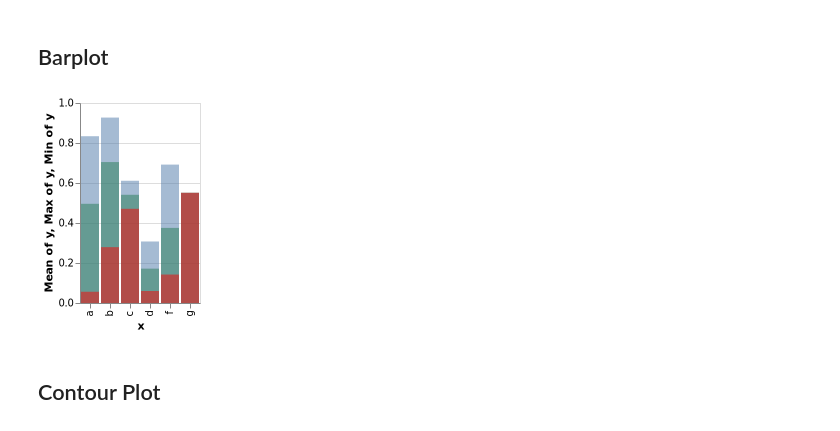
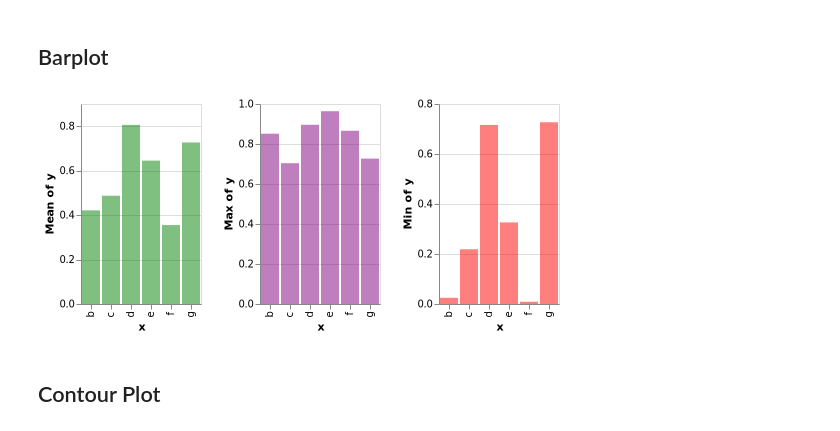
Before and after one commit to queryverse/QuickVega.jl, a Jupyter notebook: sandbox/Examples.ipynb, the cells around one changed output. Drawn from its saved outputs; the diff is of its cells as text; code cells hidden in the pictures.

```diff
--- a/sandbox/Examples.ipynb
+++ b/sandbox/Examples.ipynb
@@ -48,8 +59,8 @@ P = @vlplot() + p + s
 # %%
 x = rand(collect('a':'g'),20)
 y = rand(20)
-@vlplot() + barplot(x,y,y_agg="mean",color="green",opacity=0.5) + barplot(x,y,y_agg="max",opacity=0.5) + barplot(x,y,y_agg="min",color="red",opacity=0.5)
+[barplot(x,y,y_agg="mean",color="green",opacity=0.5) barplot(x,y,y_agg="max",color="purple",opacity=0.5) barplot(x,y,y_agg="min",color="red",opacity=0.5)]
 # %% [output]
-[figure, old version]
+[figure, new version]
 # %% [markdown]
 ## Contour Plot
```
Also changed, not shown: parts of 7 cells of this notebook, 7 other files.
